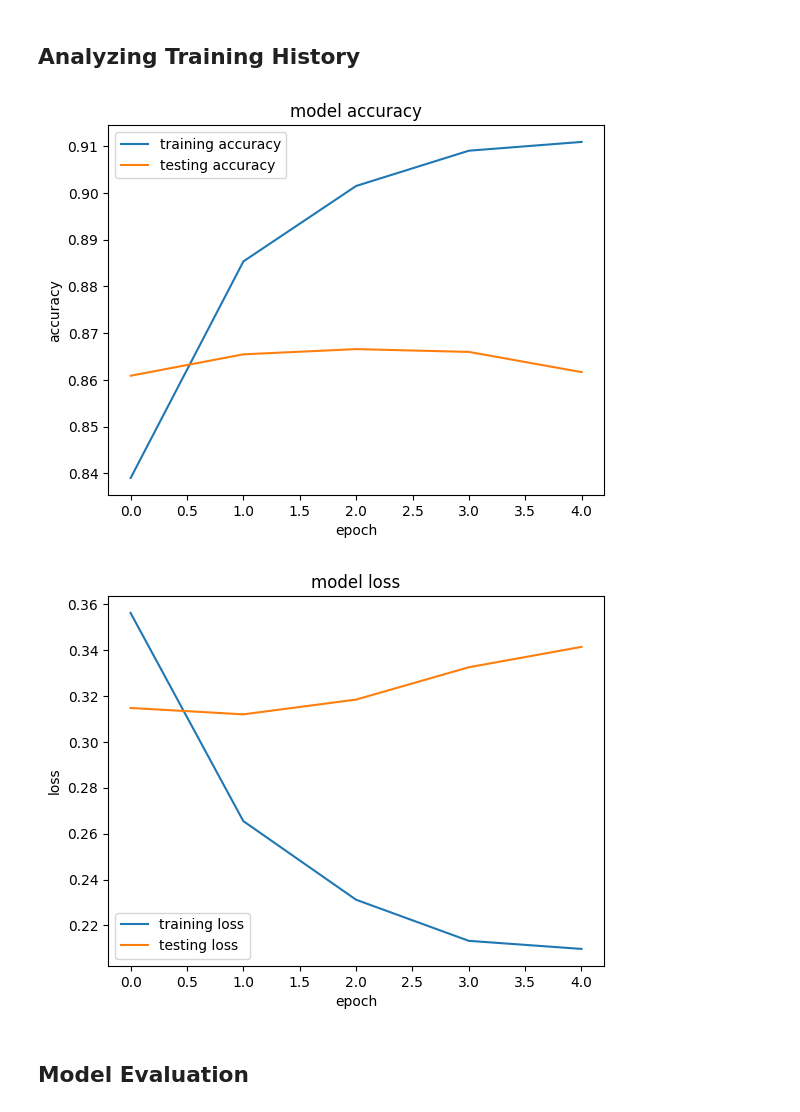
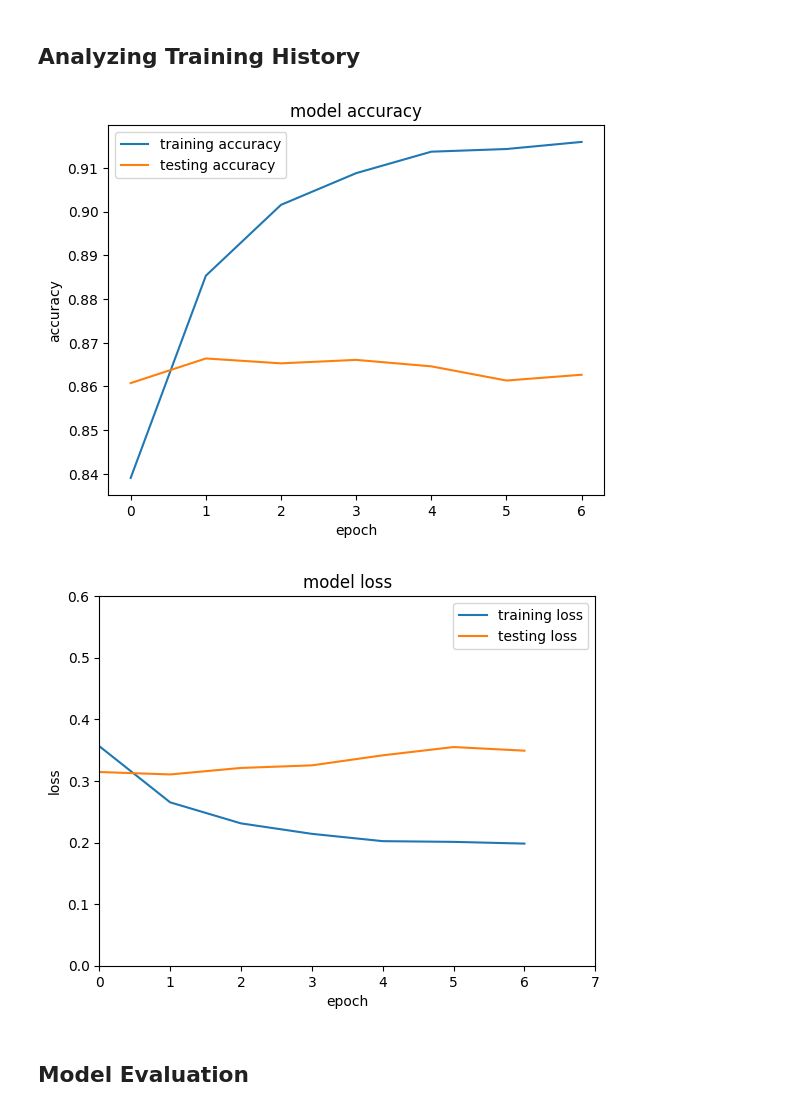
Before and after one commit to KKeshav1101/HateSpeechDetection-MiniProject, a Jupyter notebook: HateSpeechDetection_3.ipynb, the cells around one changed output. Saved outputs shown, nothing was run; the diff lists cells and outputs as text; code cells hidden in the pictures.

Commit message:
updated to 7 epochs and new graphs plotted

```diff
--- a/HateSpeechDetection_3.ipynb
+++ b/HateSpeechDetection_3.ipynb
@@ -23,7 +45,7 @@ from nltk.corpus import stopwords
 # %% [markdown]
 Source : [Hate Speech Detection Curated Dataset](https://www.kaggle.com/datasets/waalbannyantudre/hate-speech-detection-curated-dataset) <br> The dataset was very good in comparison to the previous ones used. The large number of rows made sure that overfitting was avoided without having to do data augmentation. To top it off, a balanced dataset was available to reduce any bias.
 # %%
-file = "HateSpeechDatasetBalanced.csv"
+file = "/kaggle/input/hate-speech-detection-curated-dataset/HateSpeechDatasetBalanced.csv"
 df = pd.read_csv(file)
 df.head()
 # %% [output]
@@ -132,5 +154,5 @@ opt = tf.keras.optimizers.Adam(learning_rate=0.01)
 model.compile(loss="binary_crossentropy", optimizer=opt, metrics=["accuracy"])
 
 # Fitting the model
-history = model.fit(x_train, y_train, epochs=5, validation_data=(x_test, y_test),batch_size=64)
+history = model.fit(x_train, y_train, epochs=7, validation_data=(x_test, y_test),batch_size=64)
 # %% [output]
@@ -155,17 +181,19 @@ plt.ylabel("accuracy")
 plt.legend()
 plt.show()
 # %% [output]
-[figure, old version]
+[figure, new version]
 # %%
 plt.plot(history.history["loss"],label="training loss")
 plt.plot(history.history["val_loss"],label="testing loss")
 plt.title("model loss")
 plt.xlabel("epoch")
 plt.ylabel("loss")
+plt.ylim((0,0.6))
+plt.xlim((0,7))
 plt.legend()
 plt.show()
 # %% [output]
-[figure, old version]
+[figure, new version]
 # %% [markdown]
 ## Model Evaluation
 # %%
```
Also changed, not shown: parts of 16 cells of this notebook.
